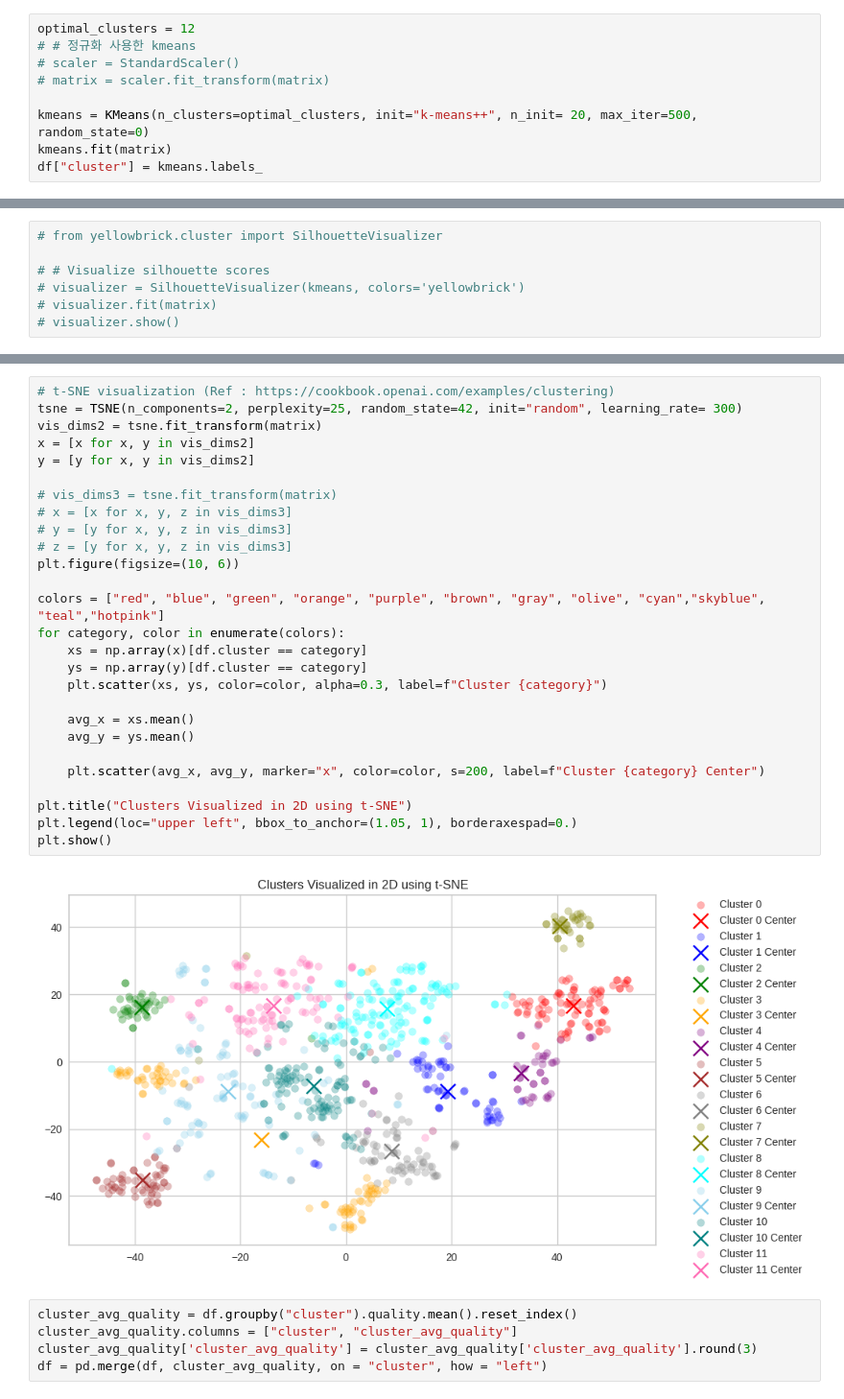
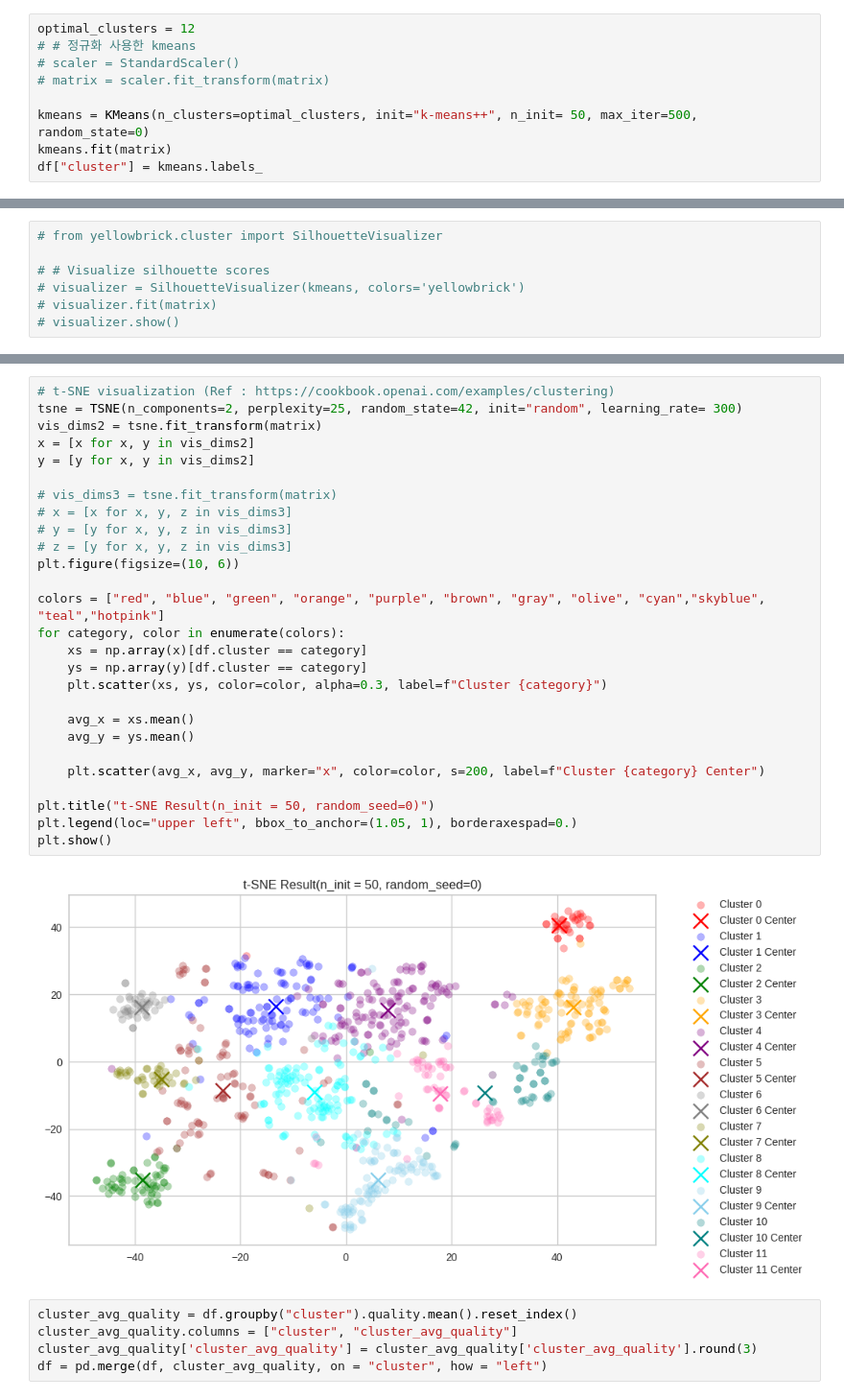
Before and after one commit to Hannah1011/llm-response-clustering, a Jupyter notebook: kmeans_experiment_merged_data.ipynb, the cells around one changed output, grey strips where cells are left out. Shown at 96% size. Cells and saved outputs as stored; diff of their text form.

Commit message:
[kmeans_최종 비교_#2]: n_init =50, random_seed=0

```diff
--- a/kmeans_experiment_merged_data.ipynb
+++ b/kmeans_experiment_merged_data.ipynb
@@ -42,7 +42,7 @@ optimal_clusters = 12
 # scaler = StandardScaler()
 # matrix = scaler.fit_transform(matrix)
 
-kmeans = KMeans(n_clusters=optimal_clusters, init="k-means++", n_init= 20, max_iter=500, random_state=0)
+kmeans = KMeans(n_clusters=optimal_clusters, init="k-means++", n_init= 50, max_iter=500, random_state=0)
 kmeans.fit(matrix)
 df["cluster"] = kmeans.labels_
 # %%
@@ -128,32 +128,32 @@ Name: count, dtype: int64
 # %%
 # t-SNE visualization (Ref : https://cookbook.openai.com/examples/clustering)
 tsne = TSNE(n_components=2, perplexity=25, random_state=42, init="random", learning_rate= 300)
 vis_dims2 = tsne.fit_transform(matrix)
 x = [x for x, y in vis_dims2]
 y = [y for x, y in vis_dims2]
 
 # vis_dims3 = tsne.fit_transform(matrix)
 # x = [x for x, y, z in vis_dims3]
 # y = [y for x, y, z in vis_dims3]
 # z = [y for x, y, z in vis_dims3]
 plt.figure(figsize=(10, 6))
 
 colors = ["red", "blue", "green", "orange", "purple", "brown", "gray", "olive", "cyan","skyblue", "teal","hotpink"]
 for category, color in enumerate(colors):
     xs = np.array(x)[df.cluster == category]
     ys = np.array(y)[df.cluster == category]
     plt.scatter(xs, ys, color=color, alpha=0.3, label=f"Cluster {category}")
 
     avg_x = xs.mean()
     avg_y = ys.mean()
 
     plt.scatter(avg_x, avg_y, marker="x", color=color, s=200, label=f"Cluster {category} Center")
 
-plt.title("Clusters Visualized in 2D using t-SNE")
+plt.title("t-SNE Result(n_init = 50, random_seed=0)")
 plt.legend(loc="upper left", bbox_to_anchor=(1.05, 1), borderaxespad=0.)
 plt.show()
 # %% [output]
-[figure, old version]
+[figure, new version]
 # %%
 cluster_avg_quality = df.groupby("cluster").quality.mean().reset_index()
 cluster_avg_quality.columns = ["cluster", "cluster_avg_quality"]
```
Also changed, not shown: parts of 3 cells of this notebook.
